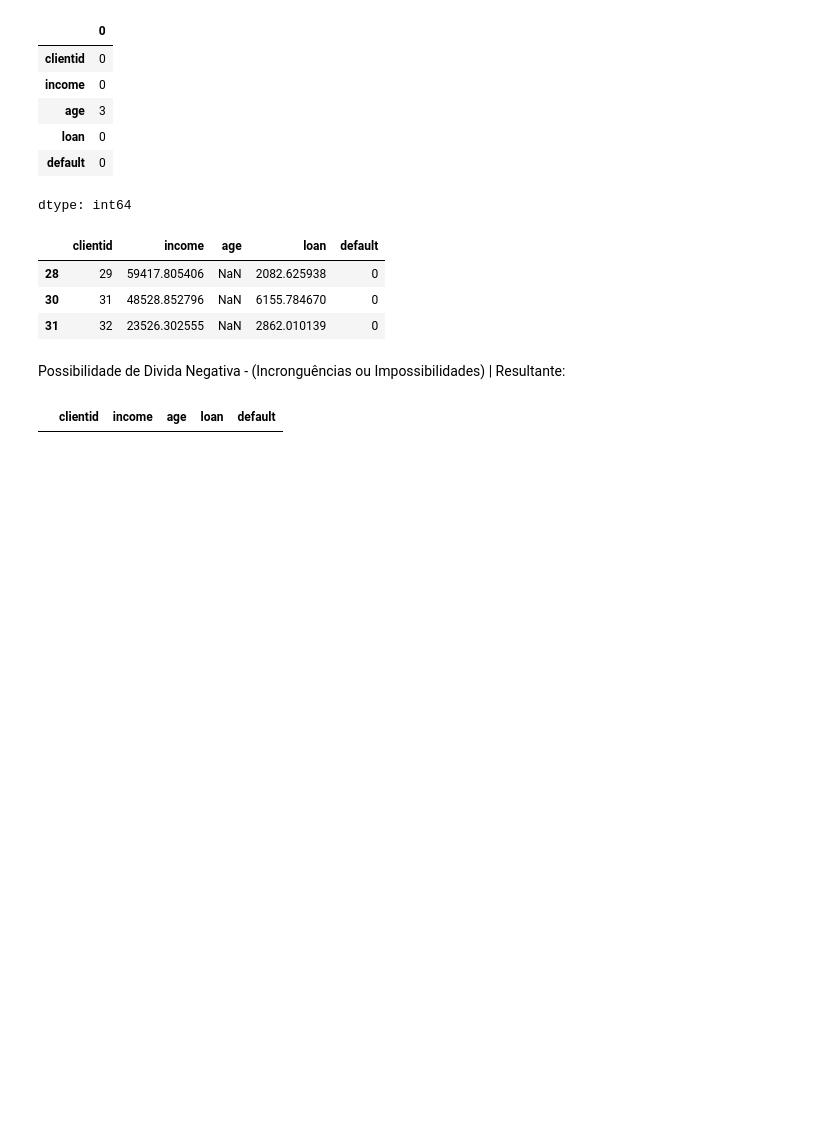
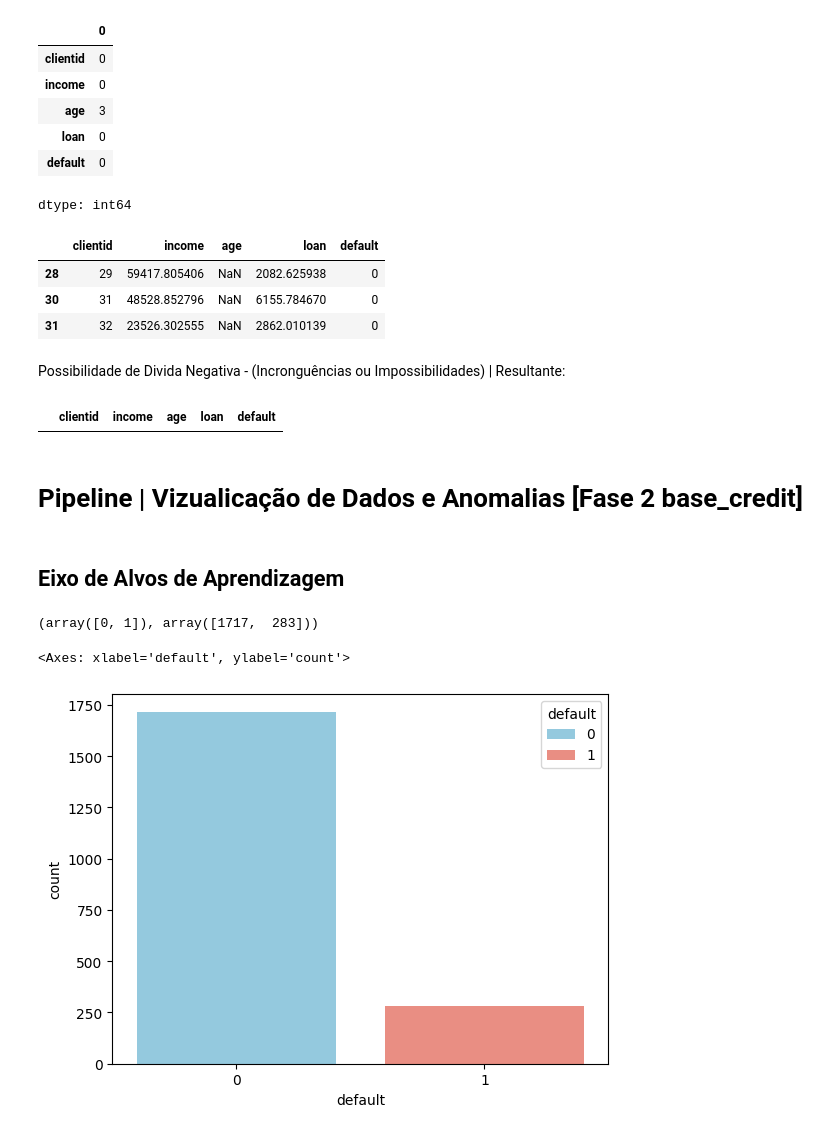
Before and after one commit to PedroHBachiega/am-t4-s1a2026, a Jupyter notebook: aula0407_amt4.ipynb, the cells around one changed output. Saved outputs shown, nothing was run; the diff lists cells and outputs as text; code cells hidden in the pictures; blank space fills up the shorter version.

Commit message:
Vizualização de Dados

```diff
--- a/aula0407_amt4.ipynb
+++ b/aula0407_amt4.ipynb
@@ -89,3 +89,16 @@ Possibilidade de Divida Negativa - (Incronguências ou Impossibilidades) | Resul
 base_credit.loc[base_credit['loan'] < 0]
 # %% [output]
 |  | clientid | income | age | loan | default |
+# %% [markdown]
+# Pipeline | Vizualicação de Dados e Anomalias [Fase 2 base_credit]
+# %% [markdown]
+## Eixo de Alvos de Aprendizagem
+# %%
+np.unique(base_credit["default"], return_counts=True)
+# %% [output]
+(array([0, 1]), array([1717,  283]))
+# %%
+sns.countplot(x=base_credit["default"], hue=base_credit["default"], palette=["skyblue", "salmon"])
+# %% [output]
+<Axes: xlabel='default', ylabel='count'>
+[figure, added]
```
Also changed, not shown: parts of 6 cells of this notebook.
